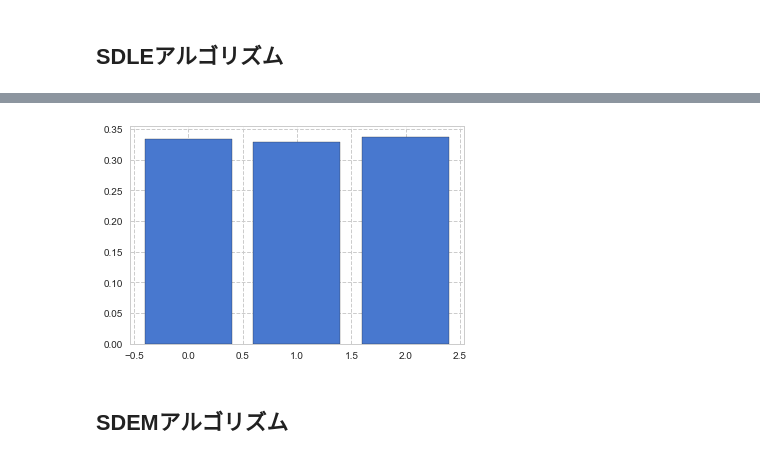
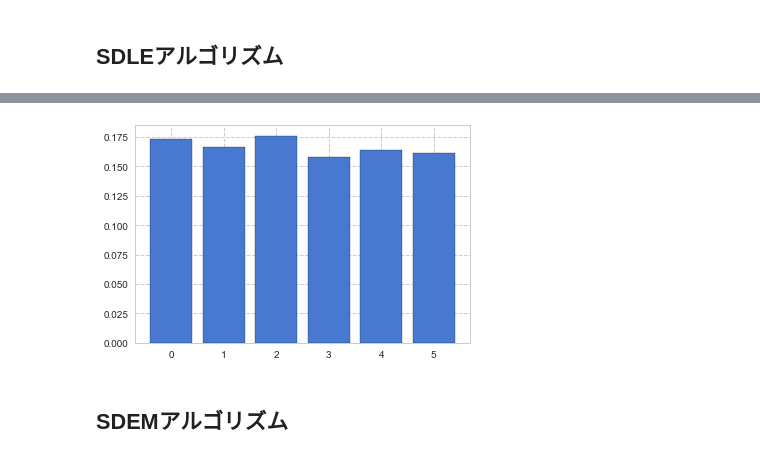
Before and after one commit to satetsu007/anomaly_detection, a Jupyter notebook: ipynb/SmartSifter.ipynb, the cells around one changed output, grey strips where cells are left out. Saved outputs shown, nothing was run; the diff lists cells and outputs as text; code cells hidden in the pictures.

```diff
--- a/ipynb/SmartSifter.ipynb
+++ b/ipynb/SmartSifter.ipynb
@@ -35,3 +30,10 @@ x = np.array([math.floor(random.random()*3) for i in range(T)])
+# %%
+#データ生成(離散値ベクトル)
+rd.seed(0)
+T = 500 #データ数(観測数)
+x_1 = np.array([np.argmax(i) for i in rd.multinomial(1, [1/6]*6,T)])
+x_2 = rd.binomial(1, 0.5, T)
+x = np.c_[x_1, x_2]
 # %%
 plt.hist(x, rwidth=0.9)
 plt.show()
@@ -97,2 +103,10 @@ sdle = SDLE(r, beta, M, T)
+# %%
+# A = list(itertools.product(set(x_1), set(x_2)))
+x = x_1.copy()
+A = list(itertools.product(set(x)))
+r = 1 / len(x) #忘却パラメータ
+beta = 1 #正の定数
+
+sdle = SDLE(r, beta, A)
 # %%
 sdle.train(x)
@@ -107,8 +134,8 @@ array([ 0.33403711,  0.32866009,  0.3373028 ])
 # %%
-plt.bar(range(3), p)
+plt.bar(range(len(A)), p)
 plt.show()
 # %% [output]
-[figure, old version]
+[figure, new version]
 # %% [markdown]
 ## SDEMアルゴリズム
 # %%
```
Also changed, not shown: parts of 20 cells of this notebook, 9 other files.
